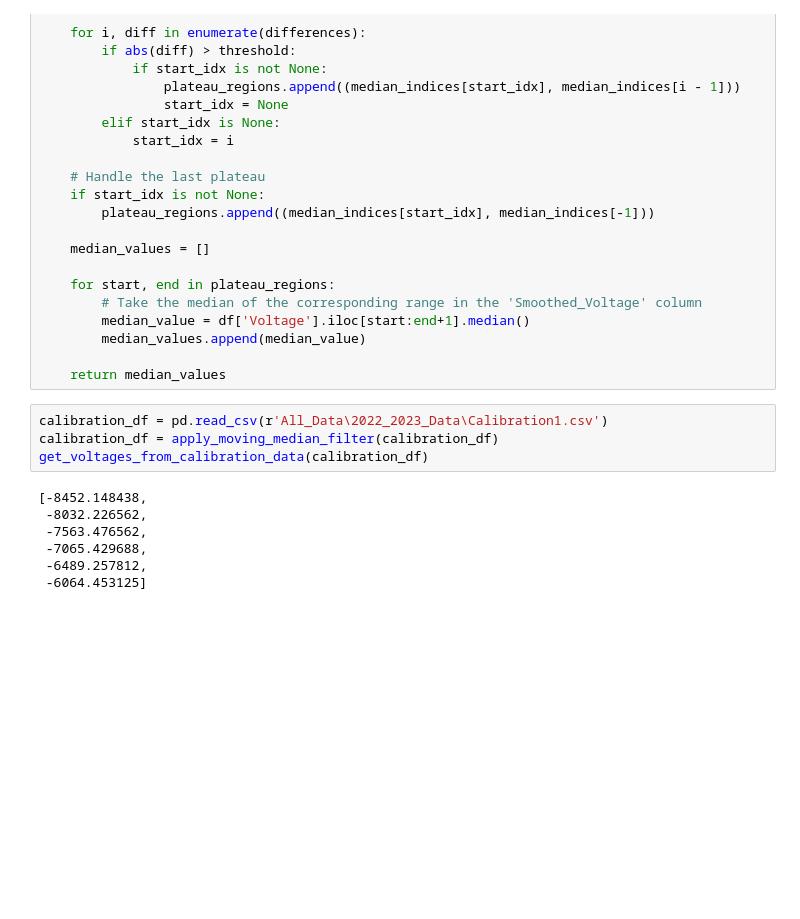
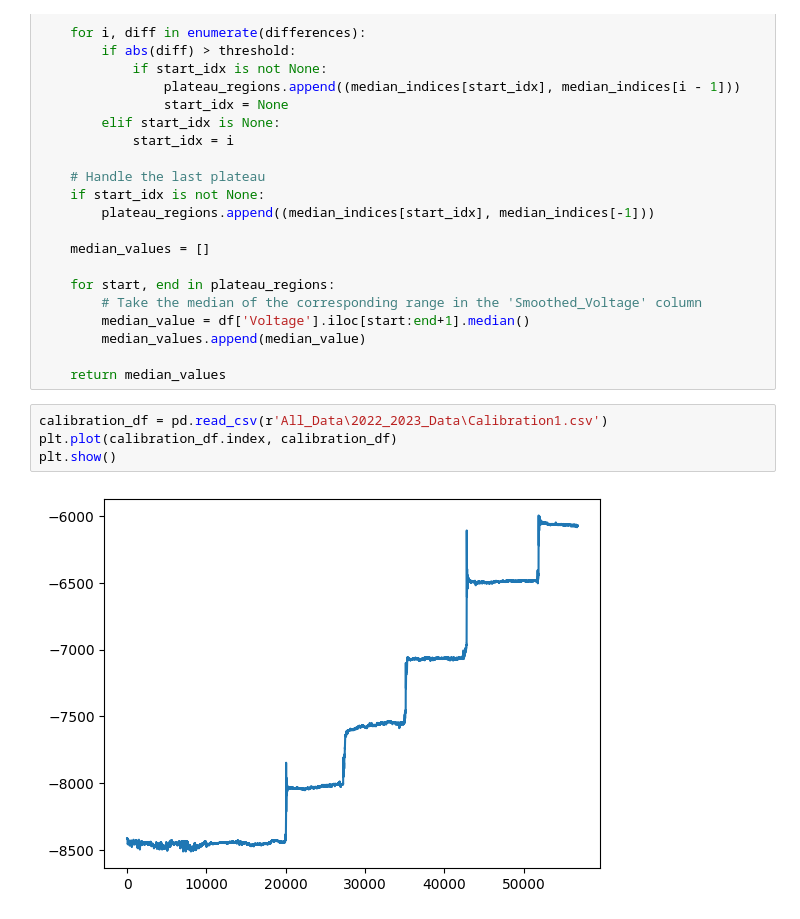
Before and after one commit to AnakinDV1738/SEDS-Propulsion-Thing, a Jupyter notebook: parthsWorkspace.ipynb, the cells around one changed output. Drawn from its saved outputs; the diff is of its cells as text; blank space fills up the shorter version.

```diff
--- a/parthsWorkspace.ipynb
+++ b/parthsWorkspace.ipynb
@@ -91,12 +91,7 @@ def get_voltages_from_calibration_data(df):
     return median_values
 # %%
 calibration_df = pd.read_csv(r'All_Data\2022_2023_Data\Calibration1.csv')
-calibration_df = apply_moving_median_filter(calibration_df)
-get_voltages_from_calibration_data(calibration_df)
+plt.plot(calibration_df.index, calibration_df)
+plt.show()
 # %% [output]
-[-8452.148438,
- -8032.226562,
- -7563.476562,
- -7065.429688,
- -6489.257812,
- -6064.453125]
+[figure, added]
```
Also changed, not shown: parts of 6 cells of this notebook.
